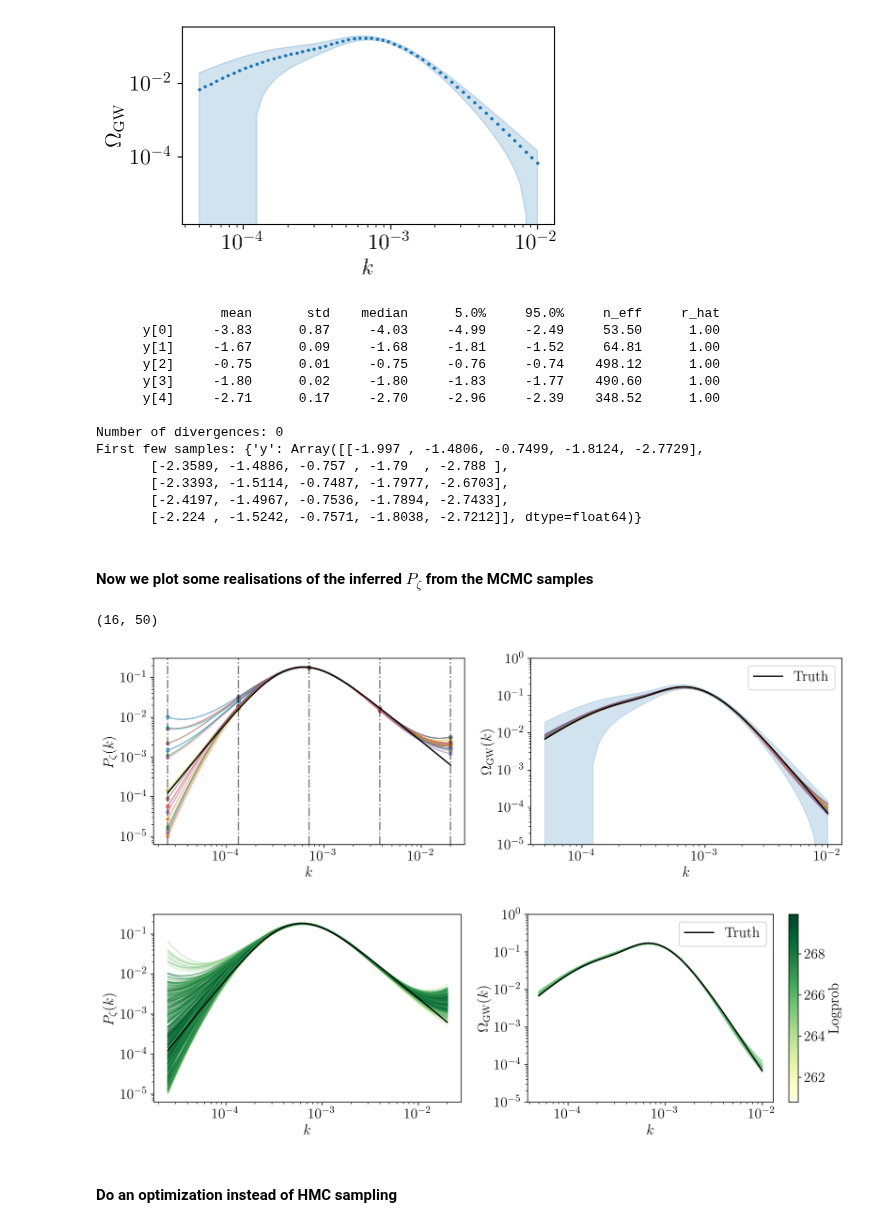
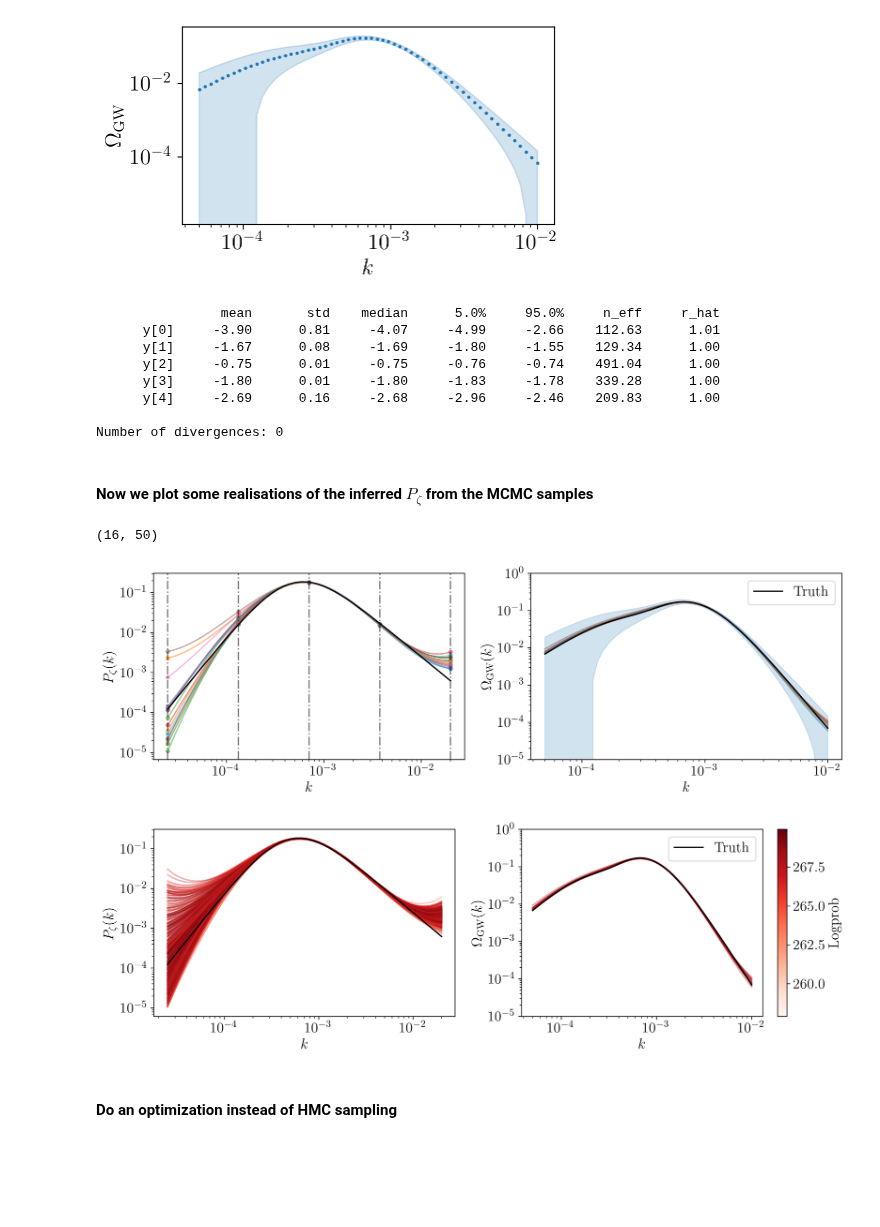
Before and after one commit to Ameek94/SIGW_Inverse, a Jupyter notebook: examples/bpl_jax_integrator.ipynb, the cells around one changed output. Drawn from its saved outputs; the diff is of its cells as text; code cells hidden in the pictures; blank space fills up the shorter version.

```diff
--- a/examples/bpl_jax_integrator.ipynb
+++ b/examples/bpl_jax_integrator.ipynb
@@ -54,19 +54,19 @@ def pz(p,pstar=5e-4,n1=3,n2=-2,sigma=2):
     # osc = (1 + 16.4*jnp.cos(1.4*jnp.log(p/1.))**2)
     return pl1 * pl2 #*osc
 
-omgw_calculator =  OmegaGWjax(s, t, f=f, kernel="RD", upsample=False)
+gwb_calculator =  OmegaGWjax(s, t, f=f, kernel="RD", upsample=False)
 
 
 pz_amp = pz(p_arr)
-omgw_amp = omgw_calculator(pz,f)
+gwb_amp = gwb_calculator(pz,f)
 
-print(omgw_amp.shape)
+print(gwb_amp.shape)
 
 fig,(ax1,ax2) = plt.subplots(1,2,figsize=(10,3.5))
 ax1.scatter(p_arr,pz_amp,s=2)
 ax1.set_ylabel(r'$P_{\zeta}(k)$')
 ax2.set_ylabel(r'$\Omega_{\mathrm{GW}}(k)$')
-ax2.scatter(f,omgw_amp,s=2)
+ax2.scatter(f,gwb_amp,s=2)
 for ax in [ax1,ax2]:
     ax.set(yscale='log',xscale='log',xlabel=r'$k$')
 fig.tight_layout();
@@ -77,12 +77,12 @@ fig.tight_layout();
 #### Let's set up the inference with an uncertainity on the GWB
 # %%
 kstar = 1e-3
-omks_sigma = omgw_amp*( 0.1*(np.log(k_arr/kstar))**2 + 0.05) # 2% error at kstar + more towards edges
-omgw_cov = jnp.diag(omks_sigma**2)
+omks_sigma = gwb_amp*( 0.1*(np.log(k_arr/kstar))**2 + 0.05) # 2% error at kstar + more towards edges
+gwb_cov = jnp.diag(omks_sigma**2)
 fig,ax = plt.subplots(1,1,figsize=(5,3.))
 ax.set_ylabel(r'$\Omega_{\mathrm{GW}}$')
-ax.scatter(k_arr,omgw_amp,s=2)
-ax.fill_between(k_arr,omgw_amp+1.96*omks_sigma,omgw_amp-1.96*omks_sigma,alpha=0.2,color='C0')
+ax.scatter(k_arr,gwb_amp,s=2)
+ax.fill_between(k_arr,gwb_amp+1.96*omks_sigma,gwb_amp-1.96*omks_sigma,alpha=0.2,color='C0')
 ax.set(yscale='log',xscale='log',xlabel=r'$k$')
 fig.tight_layout()
 # %% [output]
@@ -90,27 +90,22 @@ fig.tight_layout()
 # %%
 # Set up the fixed node interpolator
 kmin, kmax = min(p_arr), max(p_arr)
-omgw_method_kwargs = {'s': s, 't': t}
-pz_model = Fixed_Nodes_Model(nbins=5,pz_kmin=kmin,pz_kmax=kmax,
-                            omgw_karr=k_arr,omgw_means=omgw_amp,
-                            omgw_cov=omgw_cov,omgw_method='jax',omgw_method_kwargs=omgw_method_kwargs,y_low=-5,y_high=2)
+gwb_method_kwargs = {'s': s, 't': t}
+pz_model = Fixed_Nodes_Model(n_nodes=5,pz_kmin=kmin,pz_kmax=kmax,
+                            gwb_karr=k_arr,gwb_means=gwb_amp,
+                            gwb_cov=gwb_cov,gwb_method='jax',gwb_method_kwargs=gwb_method_kwargs,y_low=-5,y_high=2)
 # %%
 # run the HMC
 samples, extras = pz_model.run_hmc_inference(num_warmup=512,num_samples=512,seed=0)
 # %% [output]
                 mean       std    median      5.0%     95.0%     n_eff     r_hat
-      y[0]     -3.83      0.87     -4.03     -4.99     -2.49     53.50      1.00
-      y[1]     -1.67      0.09     -1.68     -1.81     -1.52     64.81      1.00
-      y[2]     -0.75      0.01     -0.75     -0.76     -0.74    498.12      1.00
-      y[3]     -1.80      0.02     -1.80     -1.83     -1.77    490.60      1.00
-      y[4]     -2.71      0.17     -2.70     -2.96     -2.39    348.52      1.00
+      y[0]     -3.90      0.81     -4.07     -4.99     -2.66    112.63      1.01
+      y[1]     -1.67      0.08     -1.69     -1.80     -1.55    129.34      1.00
+      y[2]     -0.75      0.01     -0.75     -0.76     -0.74    491.04      1.00
+      y[3]     -1.80      0.01     -1.80     -1.83     -1.78    339.28      1.00
+      y[4]     -2.69      0.16     -2.68     -2.96     -2.46    209.83      1.00
 
 Number of divergences: 0
-First few samples: {'y': Array([[-1.997 , -1.4806, -0.7499, -1.8124, -2.7729],
-       [-2.3589, -1.4886, -0.757 , -1.79  , -2.788 ],
-       [-2.3393, -1.5114, -0.7487, -1.7977, -2.6703],
-       [-2.4197, -1.4967, -0.7536, -1.7894, -2.7433],
-       [-2.224 , -1.5242, -0.7571, -1.8038, -2.7212]], dtype=float64)}
 # %% [markdown]
 #### Now we plot some realisations of the inferred $P_{\zeta}$ from the MCMC samples
 # %%
@@ -119,26 +114,26 @@ ys = samples['y'][::32] #jnp.median(samples['y'])
 ff = lambda y: spline_predict(x_train=nodes,y_train=y,x_pred=f)
 
 def omega_f(y):
-    res = pz_model.get_omgw_from_y(y=y)
+    res = pz_model.get_gwb_from_xy(x=nodes,y=y)
     return res
-omgw_amps = map(omega_f,ys)
+gwb_amps = map(omega_f,ys)
 
 ff = lambda y: spline_predict(x_train=nodes,y_train=y,x_pred=p_arr)
 pz_amps = vmap(ff,)(ys)
 print(pz_amps.shape)
-# omgw_amps = jnp.einsum("pi,pj,kij->pk",pz_amps,pz_amps,omgw_calculator.omkij)
-# print(omgw_amps.shape)
+# gwb_amps = jnp.einsum("pi,pj,kij->pk",pz_amps,pz_amps,gwb_calculator.omkij)
+# print(gwb_amps.shape)
 
 fig,(ax1,ax2) = plt.subplots(1,2,figsize=(12,4))
 
 for i,pz in enumerate(pz_amps):
     ax1.loglog(p_arr,pz,alpha=0.5)
     ax1.scatter(10**(nodes),10**(ys[i]),s=16,alpha=0.5)
-for om in omgw_amps:
+for om in gwb_amps:
     ax2.loglog(k_arr,om,alpha=0.5)
 ax1.loglog(p_arr,pz_amp,color='k',lw=1.5)
-ax2.plot(k_arr,omgw_amp,color='k',lw=1.5,label='Truth')
-ax2.fill_between(k_arr,omgw_amp+1.96*omks_sigma,omgw_amp-1.96*omks_sigma,alpha=0.2,color='C0')
+ax2.plot(k_arr,gwb_amp,color='k',lw=1.5,label='Truth')
+ax2.fill_between(k_arr,gwb_amp+1.96*omks_sigma,gwb_amp-1.96*omks_sigma,alpha=0.2,color='C0')
 ax2.set(yscale='log',xscale='log')
 
 ax1.set_ylabel(r'$P_{\zeta}(k)$')
@@ -155,37 +150,37 @@ fig.tight_layout()
 # the dashed lines represent the spline node locations
 # %% [output]
 (16, 50)
-[figure, old version]
+[figure, new version]
 # %%
 ### Plot the MC realisations with their logprob
-cmap = matplotlib.colormaps['YlGn']
+cmap = matplotlib.colormaps['Reds']
 ys = samples['y']
 lp = -extras["potential_energy"] # PE = -negative logprob
 lp_min, lp_max = np.min(lp), np.max(lp)
 cols = (lp-lp_min)/(lp_max - lp_min) # normalise the logprob to a colour
 norm = colors.Normalize(lp_min,lp_max)
 
 fig, (ax1,ax2) = plt.subplots(1,2,figsize=(12,4))
 pz_amps = vmap(ff,)(ys)
 for i,pz in enumerate(pz_amps):
     ax1.loglog(p_arr,pz,alpha=0.35,color=cmap(cols[i]))
     # ax1.scatter(10**(nodes),10**(ys[i]),s=16,alpha=0.5)
-for om in omgw_amps:
+for om in gwb_amps:
     ax2.loglog(k_arr,om,alpha=0.35,color=cmap(cols[i]))
 ax1.loglog(p_arr,pz_amp,color='k',lw=1.5)
-ax2.loglog(k_arr,omgw_amp,color='k',lw=1.5,label='Truth')
+ax2.loglog(k_arr,gwb_amp,color='k',lw=1.5,label='Truth')
 
 ax2.legend()
 ax1.set_ylabel(r'$P_{\zeta}(k)$')
 ax1.set_xlabel(r'$k$')
 ax2.set_ylim(1e-5,1.)
 
 ax2.set_ylabel(r'$\Omega_{\mathrm{GW}}(k)$')
 ax2.set_xlabel(r'$k$')
 fig.colorbar(cm.ScalarMappable(norm=norm,cmap=cmap),ax=ax2,label='Logprob')
 fig.tight_layout()
 # %% [output]
-[figure, old version]
+[figure, new version]
 # %% [markdown]
 #### Do an optimization instead of HMC sampling
 # %%
```
Also changed, not shown: parts of 2 cells of this notebook, 7 other files.
